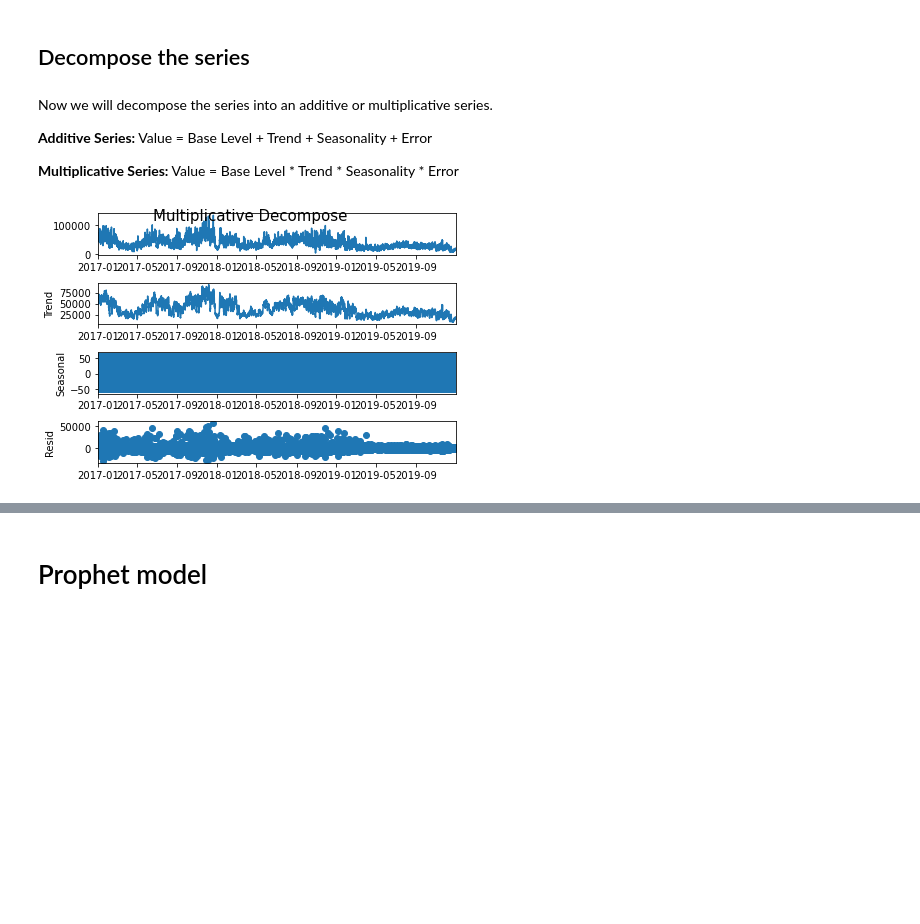
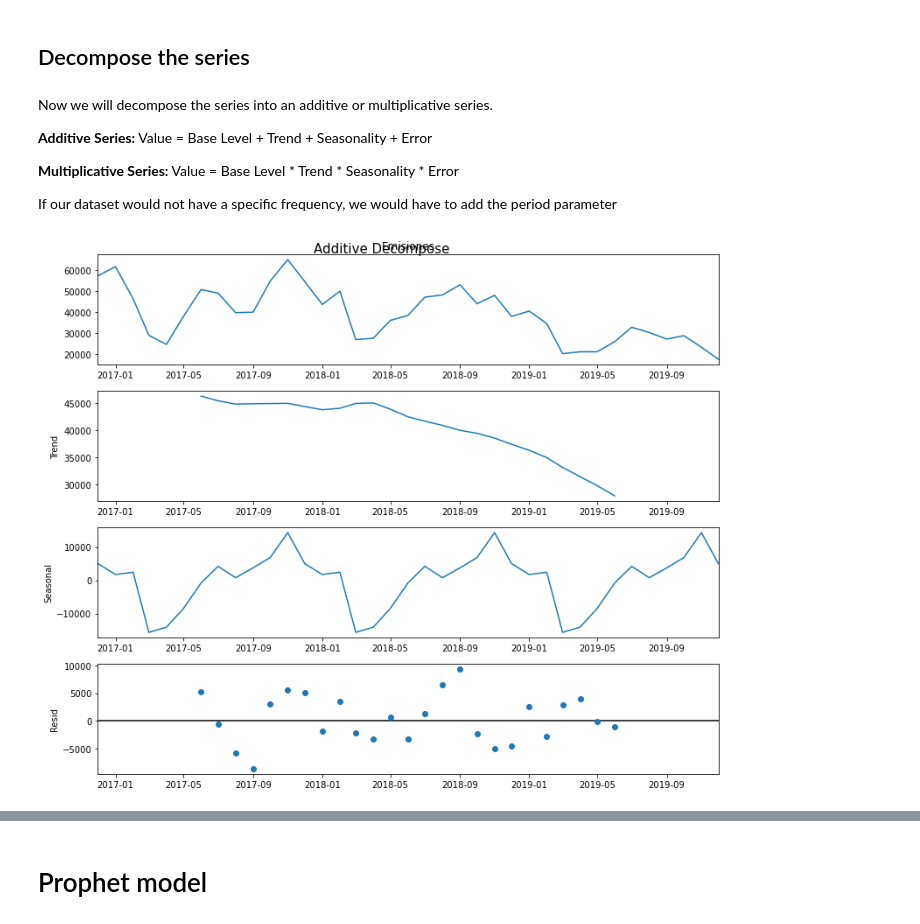
Before and after one commit to hectorLop/CO2_emissions_forecast, a Jupyter notebook: CO2_feature_engineering_and_visualization.ipynb, the cells around one changed output, grey strips where cells are left out. Drawn from its saved outputs; the diff is of its cells as text; code cells hidden in the pictures; blank space fills up the shorter version.

```diff
--- a/CO2_feature_engineering_and_visualization.ipynb
+++ b/CO2_feature_engineering_and_visualization.ipynb
@@ -208,0 +222,3 @@ dataset_by_hour.head(10)
+# %%
+# Converts the dataset into a frequency of 1 hour, it doesn't change the data because it already have a frequency of 1 hour
+dataset_by_hour = dataset_by_hour.asfreq('H')
@@ -208,0 +227,2 @@ dataset_by_hour.head(10)
+# %%
+dataset_by_month = dataset_by_hour['Emisiones'].resample('MS').mean()
@@ -224,18 +265,22 @@ Value = Base Level + Trend + Seasonality + Error
 
 **Multiplicative Series:**
 Value = Base Level * Trend * Seasonality * Error
+
+If our dataset would not have a specific frequency, we would have to add the period parameter
 # %%
-# Period parameter is used in both results due to it cannot detect the frequency of the timeseries Index
 # Multiplicative Decomposition
-result_mul = seasonal_decompose(dataset_by_hour, model='multiplicative', period= 10)
+result_mul = seasonal_decompose(dataset_by_month, model='multiplicative')
 # Additive Decomposition
-result_add = seasonal_decompose(dataset_by_hour, model='additive', period= 10)
+result_add = seasonal_decompose(dataset_by_month, model='additive')
+# %%
+# Set the figsize
+rcParams['figure.figsize'] = 11, 9
 # %%
 # Plot additive decomposition
-result_add.plot().suptitle('Multiplicative Decompose', fontsize=15)
+result_add.plot().suptitle('Additive Decompose', fontsize=15)
 pyplot.show()
 # %% [output]
-[figure, old version]
+[figure, new version]
 # %%
 # Plot multiplicative decomposition
 result_mul.plot().suptitle('Multiplicative Decompose', fontsize=15)
```
Also changed, not shown: parts of 12 cells of this notebook.
